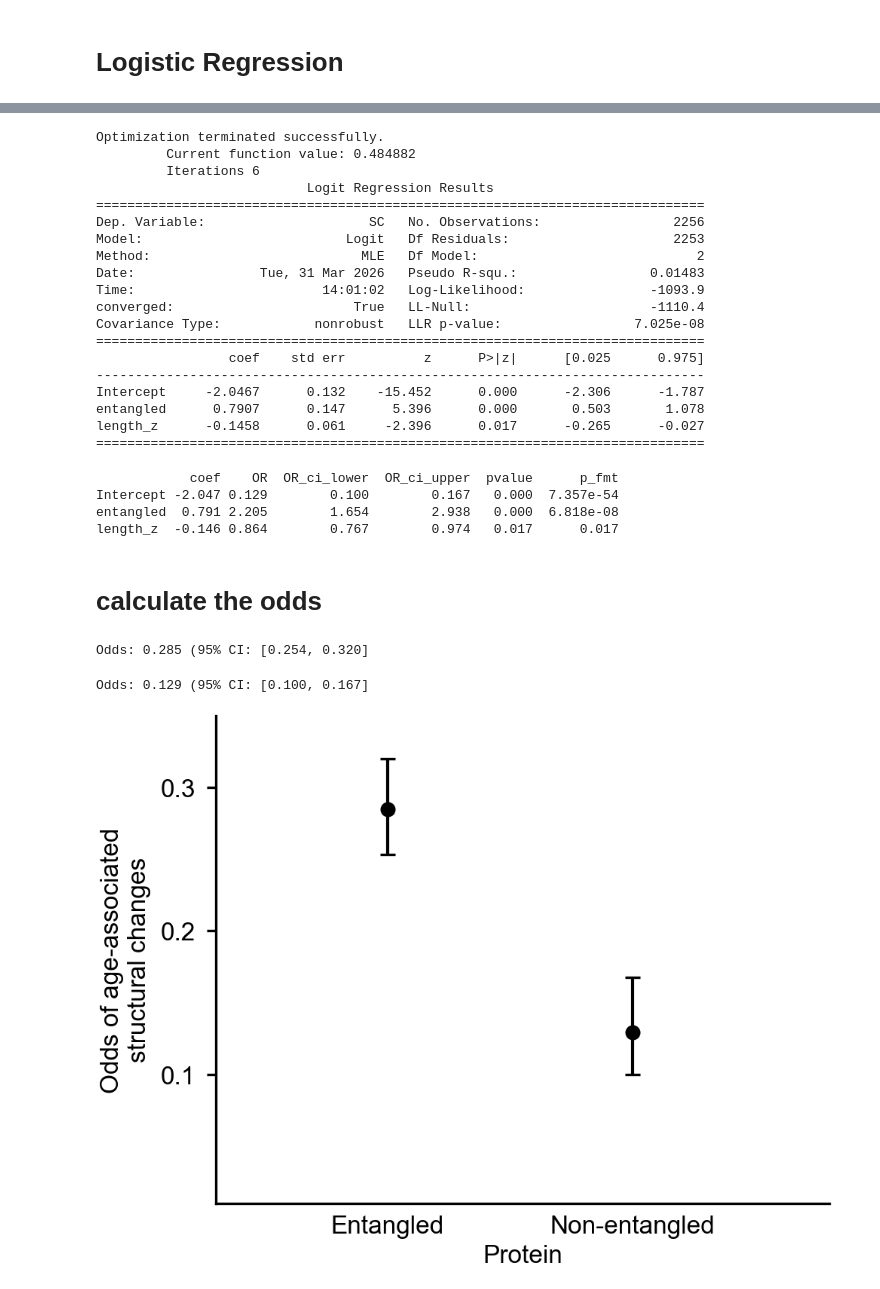
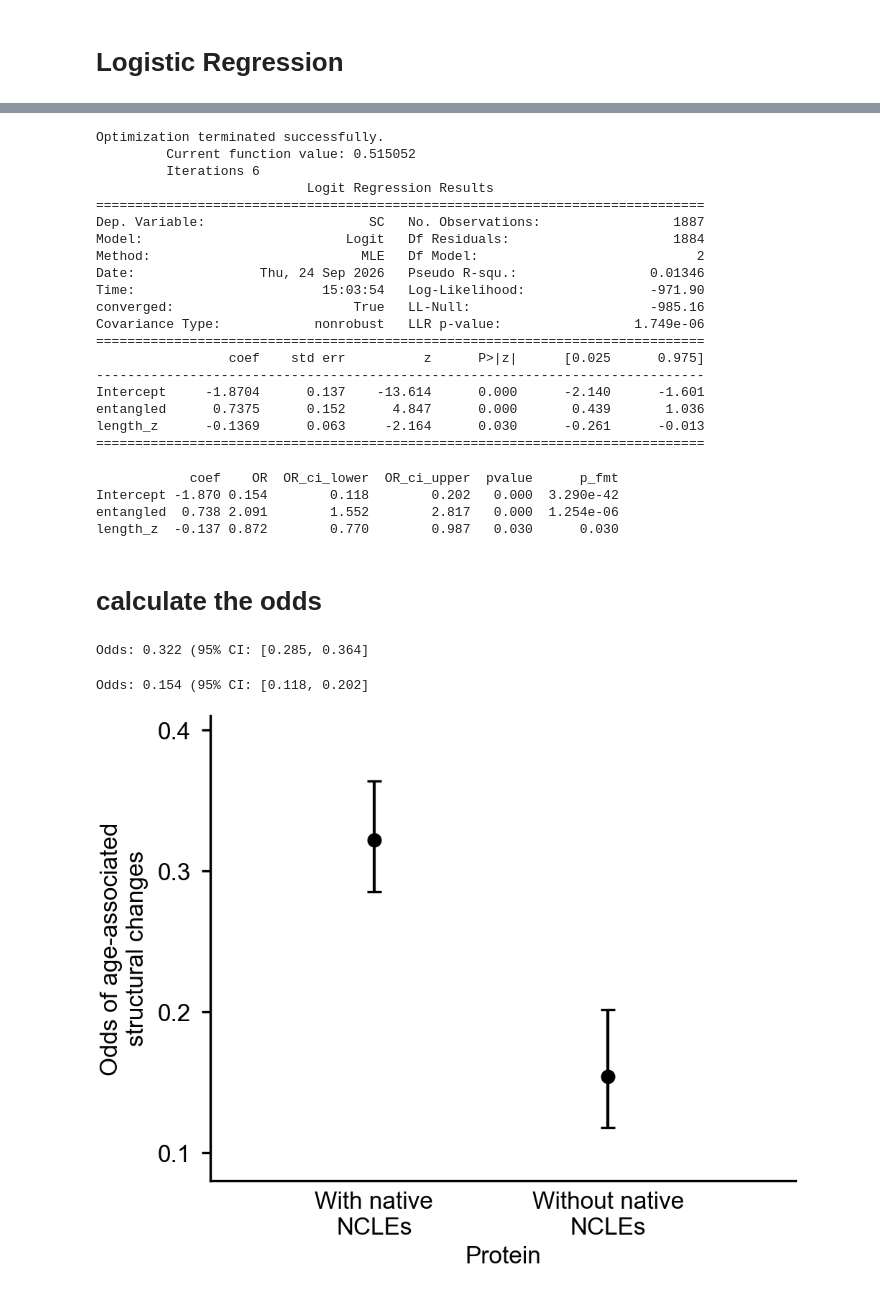
Before and after one commit to vuqv/entanglement_misfolding_and_aging, a Jupyter notebook: statistical_association/notebook/1_0_SC_Ent_Protein_level.ipynb, the cells around one changed output, grey strips where cells are left out. Cells and saved outputs as stored; diff of their text form; code cells hidden in the pictures.

```diff
--- a/statistical_association/notebook/1_0_SC_Ent_Protein_level.ipynb
+++ b/statistical_association/notebook/1_0_SC_Ent_Protein_level.ipynb
@@ -81,7 +81,7 @@ with pd.option_context("display.max_colwidth", None):
 # %% [markdown]
 # Load data
 # %%
-df_SC_Ent= pd.read_pickle('../data/SC_Ent.pkl')
+df_SC_Ent= pd.read_pickle('../data/SC_Ent_no_transmembrane_secretory.pkl')
 df_SC_Ent
 # %% [output]
 |  | SGDID | Uniprot | SC | length_AF | entangled | asphericity | fraction_idp | Knot | cov_lasso | ... |
@@ -202,32 +203,32 @@ result = model.fit()
 print(result.summary())
 # %% [output]
 Optimization terminated successfully.
-         Current function value: 0.484882
+         Current function value: 0.515052
          Iterations 6
                            Logit Regression Results
 ==============================================================================
-Dep. Variable:                     SC   No. Observations:                 2256
-Model:                          Logit   Df Residuals:                     2253
+Dep. Variable:                     SC   No. Observations:                 1887
+Model:                          Logit   Df Residuals:                     1884
 Method:                           MLE   Df Model:                            2
-Date:                Tue, 31 Mar 2026   Pseudo R-squ.:                 0.01483
-Time:                        14:01:02   Log-Likelihood:                -1093.9
-converged:                       True   LL-Null:                       -1110.4
-Covariance Type:            nonrobust   LLR p-value:                 7.025e-08
+Date:                Thu, 24 Sep 2026   Pseudo R-squ.:                 0.01346
+Time:                        15:03:54   Log-Likelihood:                -971.90
+converged:                       True   LL-Null:                       -985.16
+Covariance Type:            nonrobust   LLR p-value:                 1.749e-06
 ==============================================================================
                  coef    std err          z      P>|z|      [0.025      0.975]
 ------------------------------------------------------------------------------
-Intercept     -2.0467      0.132    -15.452      0.000      -2.306      -1.787
-entangled      0.7907      0.147      5.396      0.000       0.503       1.078
-length_z      -0.1458      0.061     -2.396      0.017      -0.265      -0.027
+Intercept     -1.8704      0.137    -13.614      0.000      -2.140      -1.601
+entangled      0.7375      0.152      4.847      0.000       0.439       1.036
+length_z      -0.1369      0.063     -2.164      0.030      -0.261      -0.013
 ==============================================================================
 # %%
 summary_df = summarize_logit(result)
 print(summary_df.to_string(float_format=lambda x: f"{x:.3f}"))
 # %% [output]
             coef    OR  OR_ci_lower  OR_ci_upper  pvalue      p_fmt
-Intercept -2.047 0.129        0.100        0.167   0.000  7.357e-54
-entangled  0.791 2.205        1.654        2.938   0.000  6.818e-08
-length_z  -0.146 0.864        0.767        0.974   0.017      0.017
+Intercept -1.870 0.154        0.118        0.202   0.000  3.290e-42
+entangled  0.738 2.091        1.552        2.817   0.000  1.254e-06
+length_z  -0.137 0.872        0.770        0.987   0.030      0.030
 # %% [markdown]
 # calculate the odds
 # %%
@@ -257,7 +258,7 @@ E_ci_upper = np.exp(logit_upper)
 
 print(f"Odds: {E_odds:.3f} (95% CI: [{E_ci_lower:.3f}, {E_ci_upper:.3f}]")
 # %% [output]
-Odds: 0.285 (95% CI: [0.254, 0.320]
+Odds: 0.322 (95% CI: [0.285, 0.364]
 # %%
 # Odd of non-entangled proteins exhibit age-associated structural change
 # Coefficients and covariance matrix
@@ -285,27 +286,28 @@ NE_ci_upper = np.exp(logit_upper)
 
 print(f"Odds: {NE_odds:.3f} (95% CI: [{NE_ci_lower:.3f}, {NE_ci_upper:.3f}]")
 # %% [output]
-Odds: 0.129 (95% CI: [0.100, 0.167]
+Odds: 0.154 (95% CI: [0.118, 0.202]
 # %%
 data = {
-            "Entangled": [E_odds, E_ci_lower, E_ci_upper],
-            "Non-entangled": [NE_odds, NE_ci_lower, NE_ci_upper]
+            "With native\nNCLEs": [E_odds, E_ci_lower, E_ci_upper],
+            "Without native\nNCLEs": [NE_odds, NE_ci_lower, NE_ci_upper]
         }
 data
 
 fig_odds, ax_odds = plot_odds(
     data=data,
     figsize=(3.50, 2.80),
     yticks=np.arange(0, 0.41, 0.1),
     xlim=(0, 2.5),
-    ylim=(0.01, 0.35),
+    ylim=(0.08, 0.41),
 )
 
 plt.show()
 fig_odds.savefig('figs/Protein_Level_LR_odds.pdf')
 fig_odds.savefig('figs/Protein_Level_LR_odds.png', dpi=300)
+fig_odds.savefig('figs/Protein_Level_LR_odds.svg')
 # %% [output]
-[figure, old version]
+[figure, new version]
 # %%
 RUN_END = datetime.now().astimezone()
 
```
Also changed, not shown: parts of 9 cells of this notebook, 33 other files.
